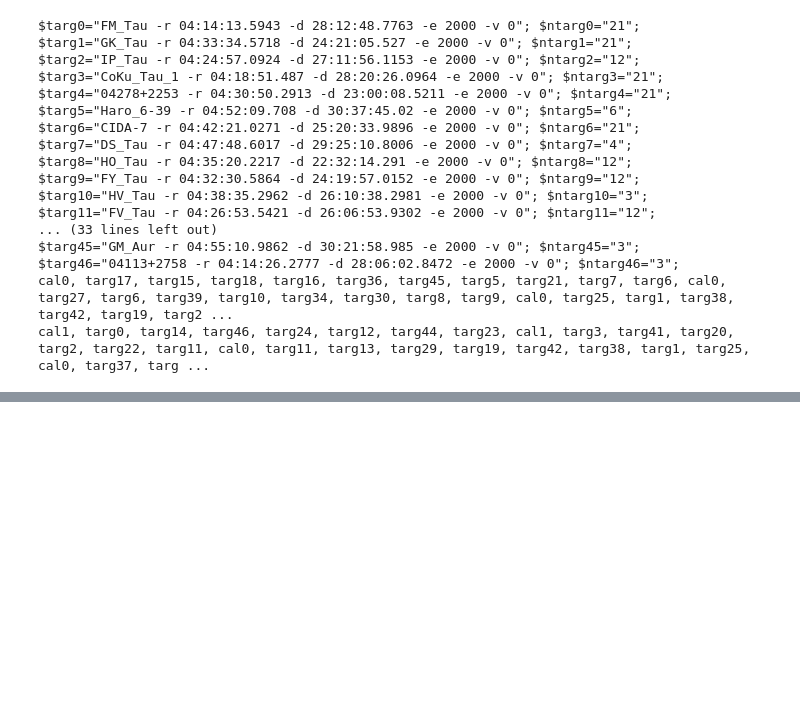
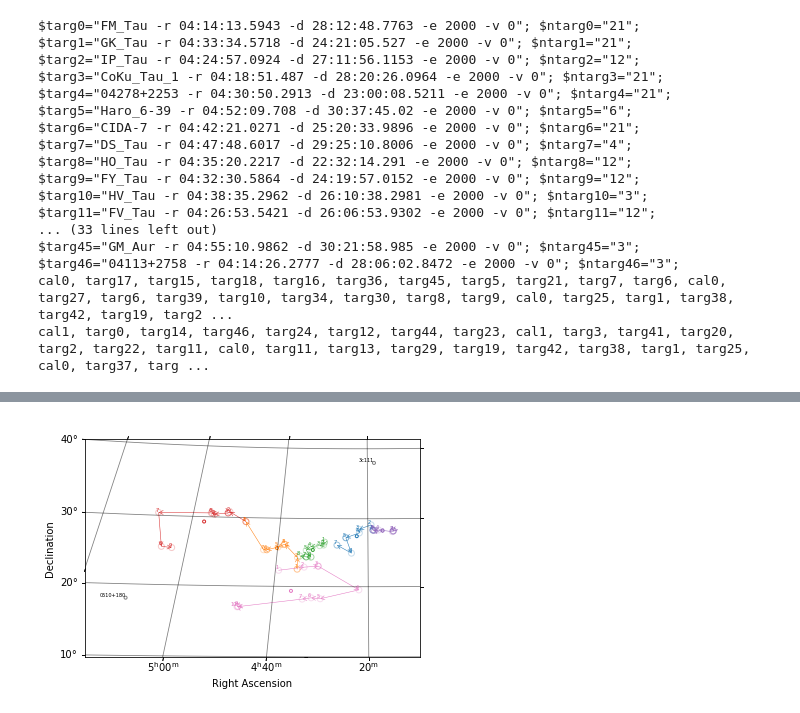
Before and after one commit to cfp106022130/Taurus_Auriga, a Jupyter notebook: Coordinate.ipynb, the cells around one changed output, grey strips where cells are left out. Saved outputs shown, nothing was run; the diff lists cells and outputs as text; code cells hidden in the pictures; blank space fills up the shorter version.

```diff
--- a/Coordinate.ipynb
+++ b/Coordinate.ipynb
@@ -1038,3 +1038,90 @@ $targ45="GM_Aur -r 04:55:10.9862 -d 30:21:58.985 -e 2000 -v 0"; $ntarg45="3";
 $targ46="04113+2758 -r 04:14:26.2777 -d 28:06:02.8472 -e 2000 -v 0"; $ntarg46="3";
 cal0, targ17, targ15, targ18, targ16, targ36, targ45, targ5, targ21, targ7, targ6, cal0, targ27, targ6, targ39, targ10, targ34, targ30, targ8, targ9, cal0, targ25, targ1, targ38, targ42, targ19, targ2 ...
 cal1, targ0, targ14, targ46, targ24, targ12, targ44, targ23, cal1, targ3, targ41, targ20, targ2, targ22, targ11, cal0, targ11, targ13, targ29, targ19, targ42, targ38, targ1, targ25, cal0, targ37, targ ...
+# %%
+from matplotlib.patches import ConnectionPatch
+a1 = ['V836_Tau', 'CIDA-9', 'RW_Aur', 'SU_Aur', 'AB_Aur', 'GM_Aur', 'Haro_6-39', 'UY_Aur', 'DS_Tau']
+s1 = [3, 3, 3, 3, 3, 3, 18, 3, 9]
+a2 = ['DS_Tau', 'GO_Tau', 'CIDA-7', 'IC_2087_IR', 'HV_Tau', 'DO_Tau', 'DN_Tau', 'HO_Tau']
+s2 = [3, 3, 12, 3, 9, 3, 3, 10]
+a3 = ['AA_Tau', 'GK_Tau', 'FY_Tau', 'DL_Tau', 'UZ_Tau', 'DK_Tau', 'IQ_Tau', 'DH_Tau']
+s3 = [3, 18, 9, 3, 3, 3, 3, 6]
+a4 = ['FV_Tau', 'FT_Tau','IP_Tau', 'DE_Tau', 'RY_Tau', 'BP_Tau', 'CoKu_Tau_1']
+s4 = [9, 3, 15, 3, 3, 3, 12]
+a5 = ['CoKu_Tau_1', 'V892_Tau', 'DD_Tau', 'CY_Tau', '04113+2758', 'CW_Tau', 'FM_Tau']
+s5 = [6, 3, 9, 3, 3, 5, 18]
+a6 = ['DR_Tau', 'Haro_6-37', 'DQ_Tau', 'DM_Tau', 'V710_Tau', 'UX_Tau', 'T_Tau', '04278+2253', 'CI_Tau', 'LkCa_15',]
+s6 = [3, 3, 3, 3, 3, 3, 3, 18, 3, 3]
+
+a = [a1, a2, a3, a4, a5, a6]
+s = [s1, s2, s3, s4, s5, s6]
+p = []
+
+print(sum(s1), sum(s2), sum(s3), sum(s4), sum(s5), sum(s6))
+
+for i in range(6):
+    l = []
+    for j in range(len(a[i])):
+        id = np.where(targ == a[i][j])[0][0]
+        l.append(id)
+    p.append(l)
+
+
+fig = plt.figure()
+ax = fig.add_subplot(1, 1, 1, projection=wcs)
+
+cl = SkyCoord('04h10m00s', '10d00m00s', frame='icrs')
+cr = SkyCoord('05h30m00s', '40d00m00s', frame='icrs')
+clx = float(wcs.all_world2pix(cl.ra.deg, cl.dec.deg, 0)[0])
+cly = float(wcs.all_world2pix(cl.ra.deg, cl.dec.deg, 0)[1])
+crx = float(wcs.all_world2pix(cr.ra.deg, cr.dec.deg, 0)[0])
+cry = float(wcs.all_world2pix(cr.ra.deg, cr.dec.deg, 0)[1])
+ax.set_xlim(clx, crx)
+ax.set_ylim(cly, cry)
+
+c = ['tab:red', 'tab:orange', 'tab:green', 'tab:blue', 'tab:purple', 'tab:pink']
+
+for i in range(6):
+    a = 0
+    b = 0
+    lx = 0
+    ly = 0
+    for j in range(len(p[i])):
+    #    O = SphericalCircle((x[p[i][j]] * u.deg, y[p[i][j]] * u.deg), 7* u.degree,
+    #                        transform=ax.get_transform('icrs'), facecolor = c, edgecolor = c)
+    #    ax.add_patch(O)
+        ax.scatter(x[p[i][j]], y[p[i][j]], marker = 'o', edgecolor = c[i], facecolor='none', alpha=round(math.sqrt(float(s[i][j])/48), 2))
+        ax.annotate(len(p[i])-j, xy = (x[p[i][j]], y[p[i][j]]), xytext = (0, 0), textcoords = 'offset points', ha='right', va='bottom', size = 5, color = c[i])
+        if (lx != 0):
+            con = ConnectionPatch((x[p[i][j]], y[p[i][j]]), (lx, ly), coordsA = "data", arrowstyle="->", edgecolor=c[i], linewidth=0.5)
+            ax.add_artist(con)
+        lx = x[p[i][j]]
+        ly = y[p[i][j]]
+        a = a + RA[p[i][j]]
+        b = b + Dec[p[i][j]]
+    coor = SkyCoord(a/len(p[i]), b/len(p[i]), frame='icrs', unit='deg')
+    print(coor.to_string('hmsdms'))
+#    al = wcs.all_world2pix(a/len(p[i]), b/len(p[i]), 0)[0]
+#    bl = wcs.all_world2pix(a/len(p[i]), b/len(p[i]), 0)[1]
+    ax.scatter(a/len(p[i]), b/len(p[i]), transform=ax.get_transform('icrs'),  marker = '.', edgecolor = c[i], facecolor='none')
+#    ax.annotate(i+1, xy = (a/len(p[i]), b/len(p[i])), xytext = (0, 0), textcoords = 'offset points', ha='right', va='bottom',
+#                size = 5, color = c[i])
+
+cal0 = SkyCoord('05h10m02.369s', '18d00m41.58s', frame='icrs')
+ax.scatter(cal0.ra.deg, cal0.dec.deg, transform=ax.get_transform('icrs'),  marker = '.', edgecolor = 'gray', facecolor='none')
+ax.annotate('0510+180', xy = (wcs.all_world2pix(cal0.ra.deg, cal0.dec.deg, 0)[0], wcs.all_world2pix(cal0.ra.deg, cal0.dec.deg, 0)[1]), xytext = (0, 0), textcoords = 'offset points', ha='right', va='bottom', size = 5)
+cal1 = SkyCoord('04h18m21.277s', '38d01m35.80s', frame='icrs')
+ax.scatter(cal1.ra.deg, cal1.dec.deg, transform=ax.get_transform('icrs'),  marker = '.', edgecolor = 'gray', facecolor='none')
+ax.annotate('3c111', xy = (wcs.all_world2pix(cal1.ra.deg, cal1.dec.deg, 0)[0], wcs.all_world2pix(cal1.ra.deg, cal1.dec.deg, 0)[1]), xytext = (0, 0), textcoords = 'offset points', ha='right', va='bottom', size = 5)
+cal = SkyCoord('03h19m48.160s', '41d30m42.10s', frame='icrs')
+ax.scatter(cal.ra.deg, cal.dec.deg, transform=ax.get_transform('icrs'),  marker = '.', edgecolor = 'gray', facecolor='none')
+ax.annotate('3c84', xy = (wcs.all_world2pix(cal.ra.deg, cal.dec.deg, 0)[0], wcs.all_world2pix(cal.ra.deg, cal.dec.deg, 0)[1]), xytext = (0, 0), textcoords = 'offset points', ha='right', va='bottom', size = 5)
+
+
+ax.invert_xaxis()
+ax.coords.grid(True, color='black',ls='solid',alpha=0.5)
+ax.coords[0].set_axislabel('Right Ascension')
+ax.coords[1].set_axislabel('Declination')
+plt.savefig(name+'_17_400_1.png', dpi=1000)
+plt.plot()
+# %% [output]
@@ -1040,0 +1136 @@ cal1, targ0, targ14, targ46, targ24, targ12, targ44, targ23, cal1, targ3, targ41
+[figure, added]
```
Also changed, not shown: parts of 4 cells of this notebook.
